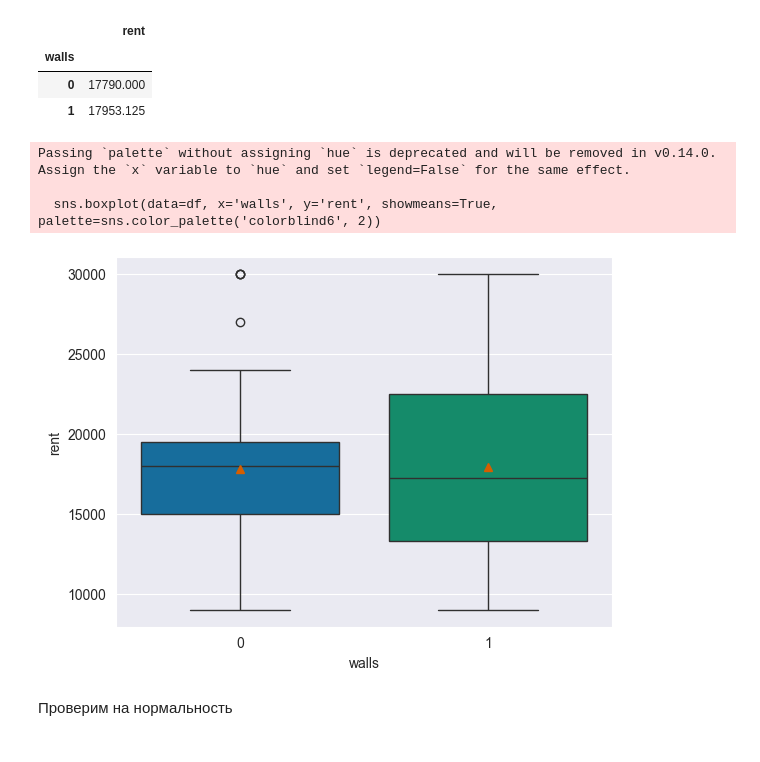
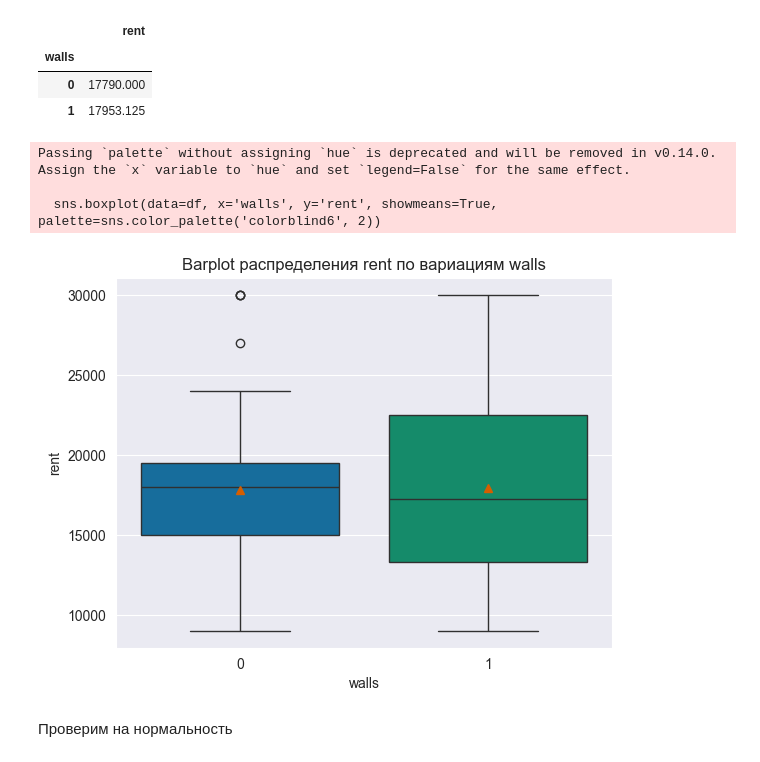
Before and after one commit to Torgovatel/Projects, a Jupyter notebook: DS/study-tsu-rent-ra/src/main.ipynb, the cells around one changed output. Cells and saved outputs as stored; diff of their text form; code cells hidden in the pictures.

```diff
--- a/DS/study-tsu-rent-ra/src/main.ipynb
+++ b/DS/study-tsu-rent-ra/src/main.ipynb
@@ -172,12 +172,13 @@ df.groupby('walls')[['rent']].mean()
 | 1 | 17953.125 |
 # %%
 sns.boxplot(data=df, x='walls', y='rent', showmeans=True, palette=sns.color_palette('colorblind6', 2))
+plt.title('Barplot распределения rent по вариациям walls')
 plt.show()
 # %% [output]
 Passing `palette` without assigning `hue` is deprecated and will be removed in v0.14.0. Assign the `x` variable to `hue` and set `legend=False` for the same effect.
 
   sns.boxplot(data=df, x='walls', y='rent', showmeans=True, palette=sns.color_palette('colorblind6', 2))
-[figure, old version]
+[figure, new version]
 # %% [markdown]
 Проверим на нормальность
 # %%
```
Also changed, not shown: parts of 35 cells of this notebook.
